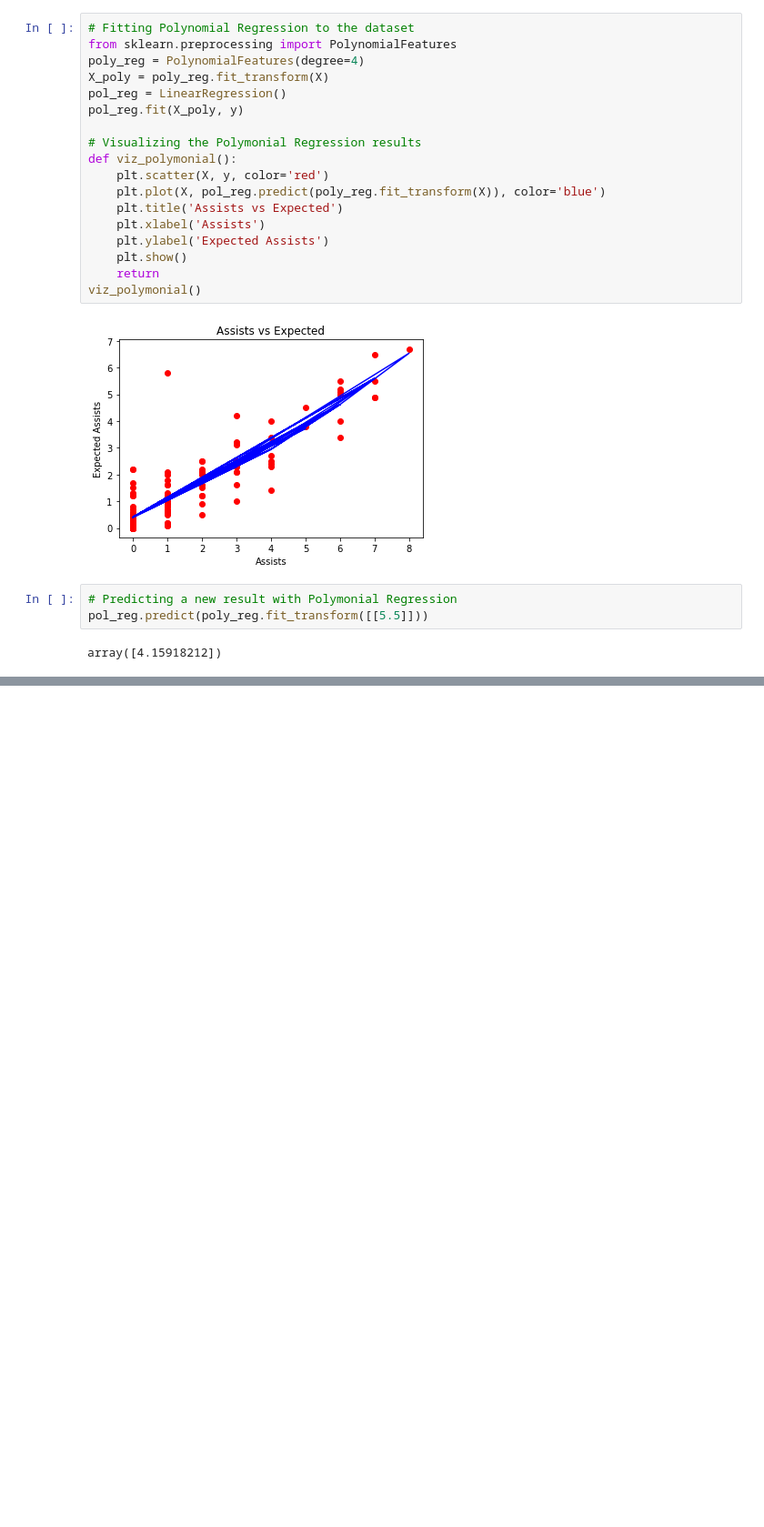
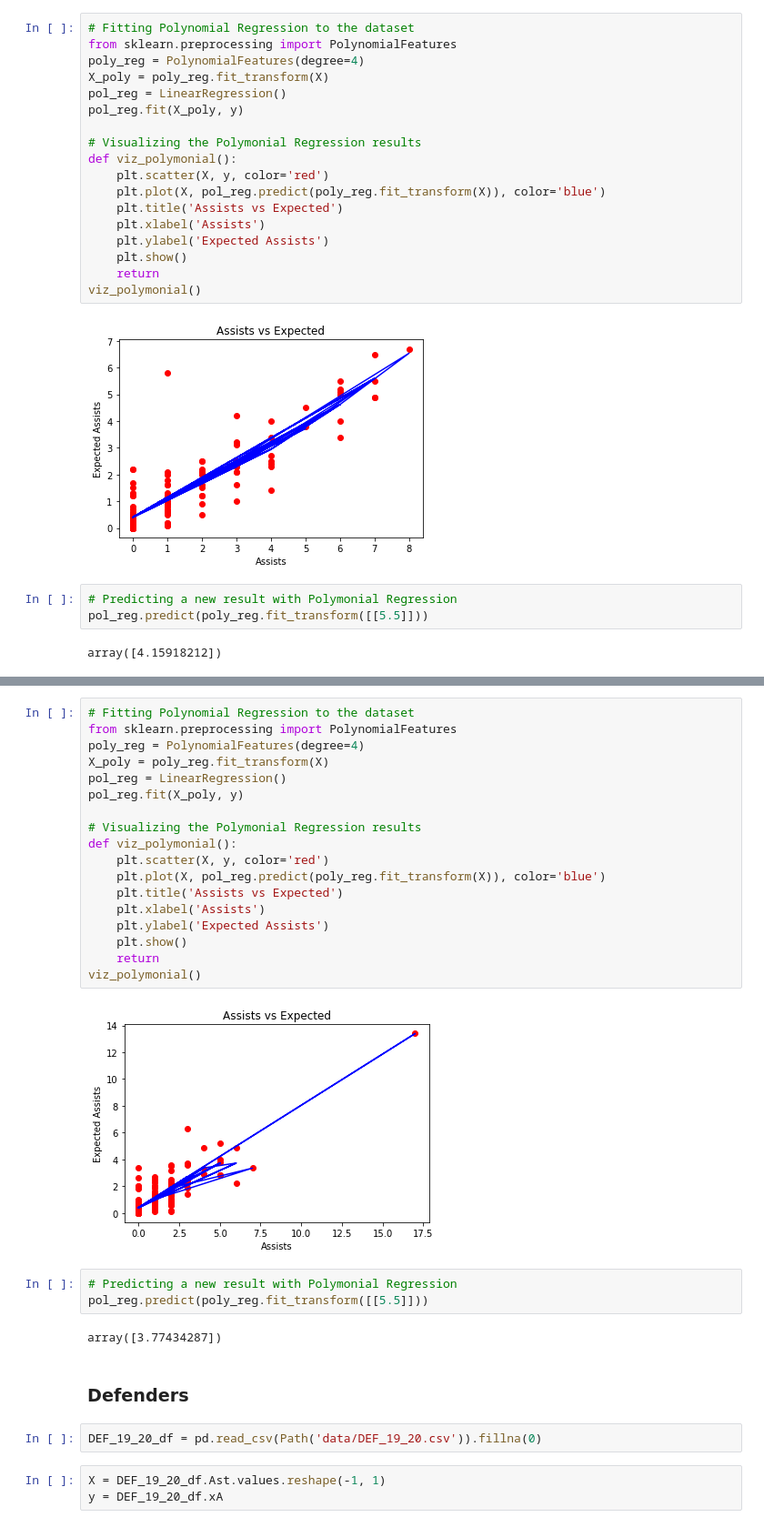
Before and after one commit to jbtrahin/soccer_masters, a Jupyter notebook: Assists_v_Assists_Expected.ipynb, the cells around one changed output, grey strips where cells are left out. Shown at 91% size. Cells and saved outputs as stored; diff of their text form; blank space fills up the shorter version.

```diff
--- a/Assists_v_Assists_Expected.ipynb
+++ b/Assists_v_Assists_Expected.ipynb
@@ -146,0 +178,32 @@ array([4.15918212])
+# %%
+# Fitting Polynomial Regression to the dataset
+from sklearn.preprocessing import PolynomialFeatures
+poly_reg = PolynomialFeatures(degree=4)
+X_poly = poly_reg.fit_transform(X)
+pol_reg = LinearRegression()
+pol_reg.fit(X_poly, y)
+
+# Visualizing the Polymonial Regression results
+def viz_polymonial():
+    plt.scatter(X, y, color='red')
+    plt.plot(X, pol_reg.predict(poly_reg.fit_transform(X)), color='blue')
+    plt.title('Assists vs Expected')
+    plt.xlabel('Assists')
+    plt.ylabel('Expected Assists')
+    plt.show()
+    return
+viz_polymonial()
+# %% [output]
+[figure, added]
+# %%
+# Predicting a new result with Polymonial Regression
+pol_reg.predict(poly_reg.fit_transform([[5.5]]))
+# %% [output]
+array([3.77434287])
+# %% [markdown]
+### Defenders
+# %%
+DEF_19_20_df = pd.read_csv(Path('data/DEF_19_20.csv')).fillna(0)
+# %%
+X = DEF_19_20_df.Ast.values.reshape(-1, 1)
+y = DEF_19_20_df.xA
```
Also changed, not shown: parts of 11 cells of this notebook.
